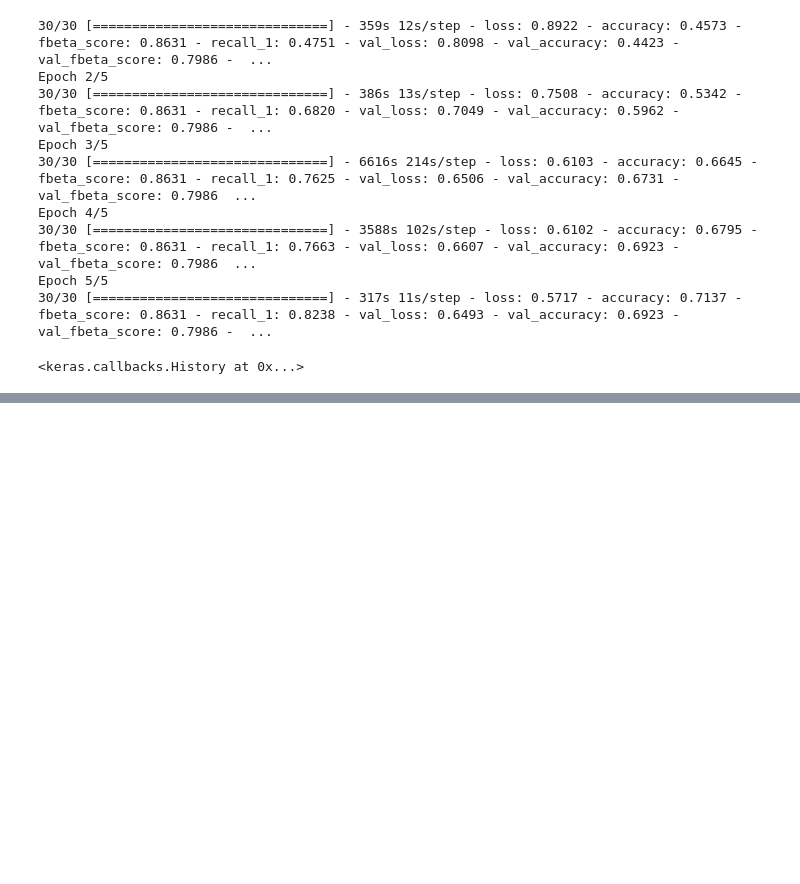
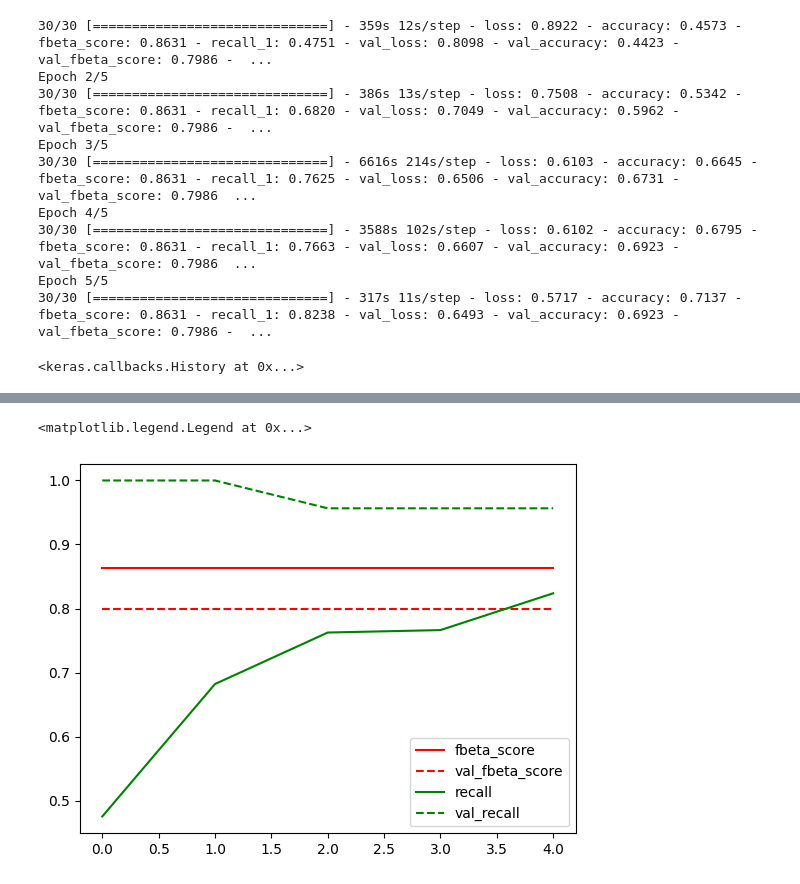
Before and after one commit to mc-will/BYU_Locating-Bacterial_Flagellar_Motors_2025, a Jupyter notebook: notebooks/cnn_log_2.0.ipynb, the cells around one changed output, grey strips where cells are left out. Drawn from its saved outputs; the diff is of its cells as text; code cells hidden in the pictures; blank space fills up the shorter version.

```diff
--- a/notebooks/cnn_log_2.0.ipynb
+++ b/notebooks/cnn_log_2.0.ipynb
@@ -198,0 +207,21 @@ Epoch 5/5
+# %%
+history_densenet.history
+
+
+plt.plot(history_densenet.history['fbeta_score'], c='r', label="fbeta_score")
+plt.plot(history_densenet.history['val_fbeta_score'], c='r', linestyle='--', label="val_fbeta_score")
+
+# plt.plot(history_densenet.history['accuracy'],c='black', label="accuracy")
+# plt.plot(history_densenet.history['val_accuracy'],c='black', linestyle='--', label="val_accuracy")
+
+
+plt.plot(history_densenet.history['recall_1'], c= 'g', label="recall");
+plt.plot(history_densenet.history['val_recall_1'], c= 'g', linestyle='--', label="val_recall");
+
+# plt.plot(history.history['precision'], c='g');
+# plt.plot(history.history['val_precision'], c='b');
+
+plt.legend()
+# %% [output]
+<matplotlib.legend.Legend at 0x...>
+[figure, added]
```
Also changed, not shown: parts of 2 cells of this notebook, 2 other files.
